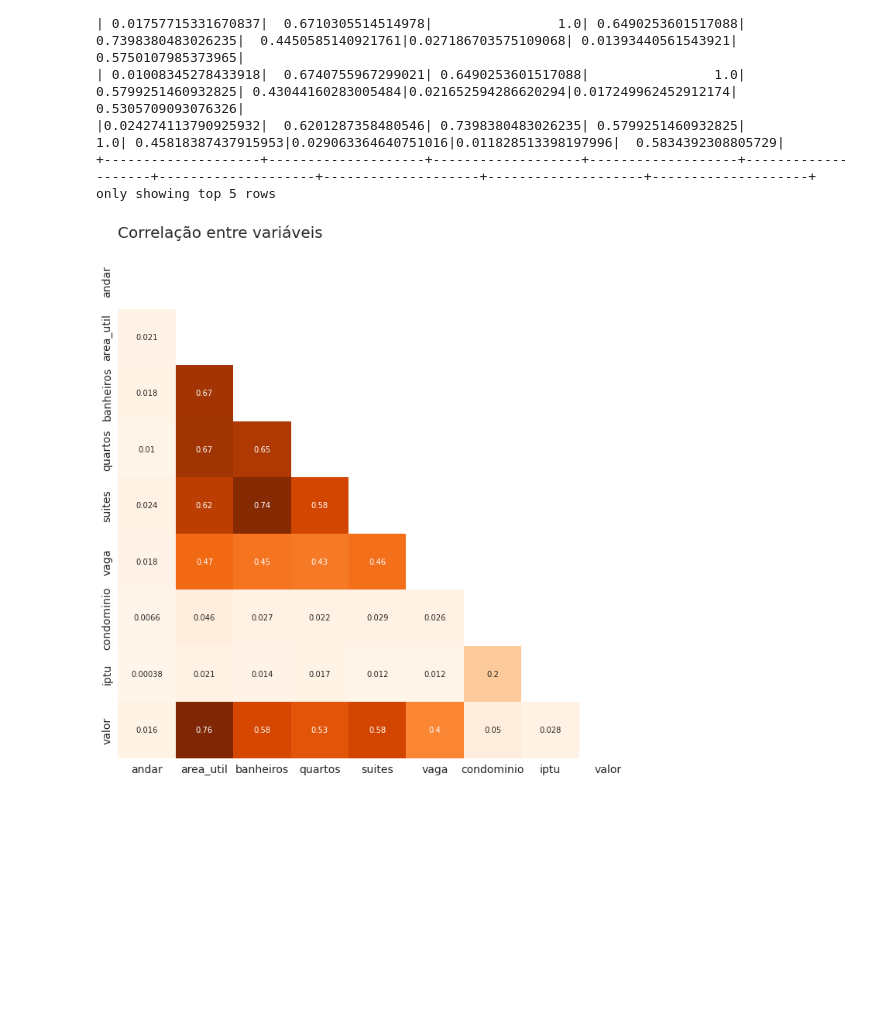
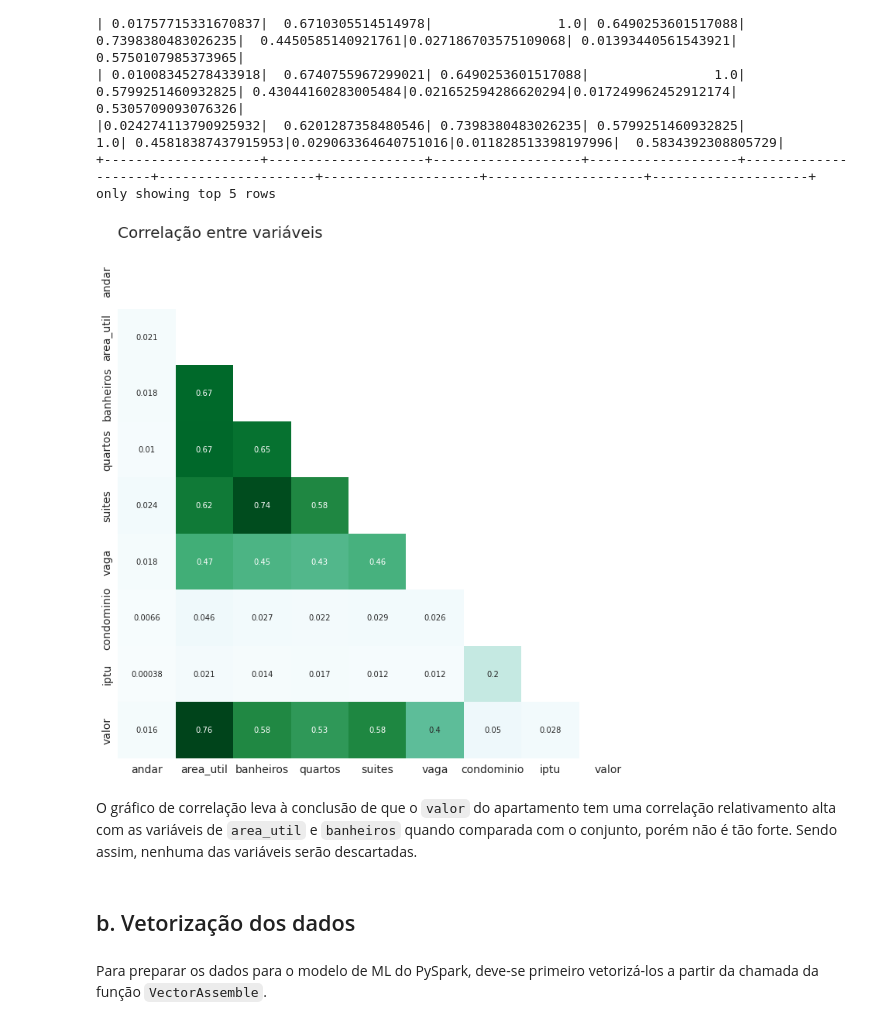
Before and after one commit to edinaldoab/challenge_data_science_2, a Jupyter notebook: notebooks/semana02_tratamento.ipynb, the cells around one changed output. Saved outputs shown, nothing was run; the diff lists cells and outputs as text; code cells hidden in the pictures; blank space fills up the shorter version.

```diff
--- a/notebooks/semana02_tratamento.ipynb
+++ b/notebooks/semana02_tratamento.ipynb
@@ -625,15 +623,21 @@ only showing top 5 rows
 # %%
 import numpy as np
 import matplotlib.pyplot as plt
 import seaborn as sns
 
 corr = df.toPandas().set_index([input_col_corr])
 mask = np.zeros_like(corr)
 mask[np.triu_indices_from(mask)] = True
 with sns.axes_style("white"):
     f, ax = plt.subplots(figsize=(12, 12))
-    ax = sns.heatmap(corr, mask=mask, fmt=".2",  annot=True, cbar=False, cmap='Oranges')
+    ax = sns.heatmap(corr, mask=mask, fmt=".2",  annot=True, cbar=False, cmap='BuGn')
     ax.tick_params(labelsize=14)
     ax.set_title('Correlação entre variáveis', fontsize=20, loc='left', pad=20)
 # %% [output]
-[figure, old version]
+[figure, new version]
+# %% [markdown]
+O gráfico de correlação leva à conclusão de que o `valor` do apartamento tem uma correlação relativamento alta com as variáveis de `area_util` e `banheiros` quando comparada com o conjunto, porém não é tão forte. Sendo assim, nenhuma das variáveis serão descartadas.
+# %% [markdown]
+## b. Vetorização dos dados
+# %% [markdown]
+Para preparar os dados para o modelo de ML do PySpark, deve-se primeiro vetorizá-los a partir da chamada da função `VectorAssemble`.
```
Also changed, not shown: parts of 30 cells of this notebook.
